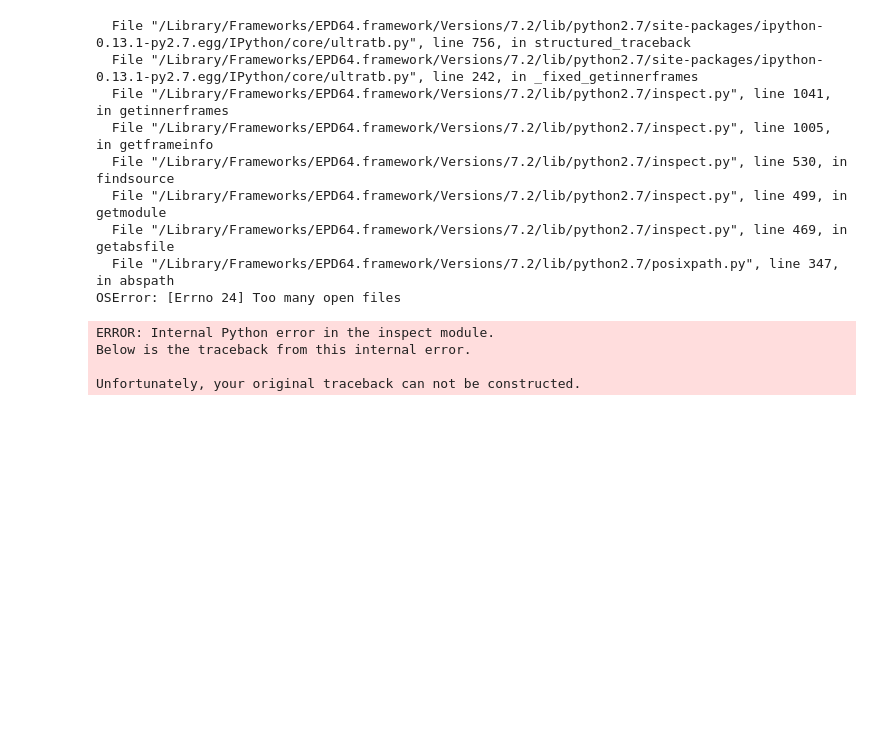
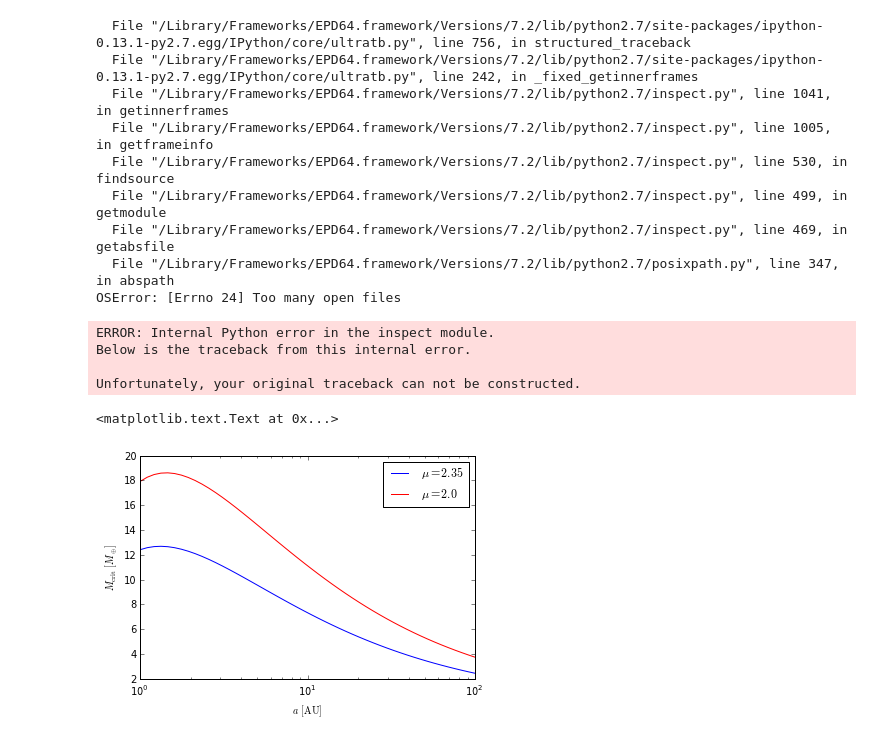
Before and after one commit to apiso/core_accretion, a Jupyter notebook: python/RadSGPoly/cooling_fixed_disklife.ipynb, the cells around one changed output. Saved outputs shown, nothing was run; the diff lists cells and outputs as text; code cells hidden in the pictures; blank space fills up the shorter version.

```diff
--- a/python/RadSGPoly/cooling_fixed_disklife.ipynb
+++ b/python/RadSGPoly/cooling_fixed_disklife.ipynb
@@ -295,3 +357,32 @@ ERROR: Internal Python error in the inspect module.
 Below is the traceback from this internal error.
 
 Unfortunately, your original traceback can not be constructed.
+# %%
+ans = ac.AnSols(a=3.)
+#mc = ans.mcrit((0.9*mold, mold))
+#print mc
+#print ans.tcool(mc)
+
+aAUm = mylogspace(1,100,50)
+mcrit_a, mcrit_a_mu2 = zeros_like(aAUm), zeros_like(aAUm)
+
+mold, mold_mu2 = 14, 19
+for i, aAU in enumerate(aAUm):
+    #print i
+    ans = ac.AnSols(a=aAU)
+    mcrit_a[i] = ans.mcrit((0.9*mold, mold), fM=fM)
+    mold = mcrit_a[i]
+    ans_mu2 = ac.AnSols(a=aAU, mu=2.)
+    mcrit_a_mu2[i] = ans_mu2.mcrit((0.9*mold_mu2, mold_mu2), fM=fM)
+
+f, ax = plt.subplots(1)
+ax.semilogx(aAUm, mcrit_a, 'b', label="$\mu=2.35$")
+ax.semilogx(aAUm, mcrit_a_mu2, 'r', label="$\mu=2.0$")
+#ax.semilogx(aAUm, byhandm, 'b:')
+#ax.semilogx(aAUm, byhandm_mu2, 'r:')
+ax.legend()
+ax.set_xlabel("$a \, [\mathrm{AU}]$")
+ax.set_ylabel("$M_\mathrm{crit} \, [M_\oplus]$")
+# %% [output]
+<matplotlib.text.Text at 0x...>
+[figure, added]
```
Also changed, not shown: parts of 12 cells of this notebook, 15 other files.
